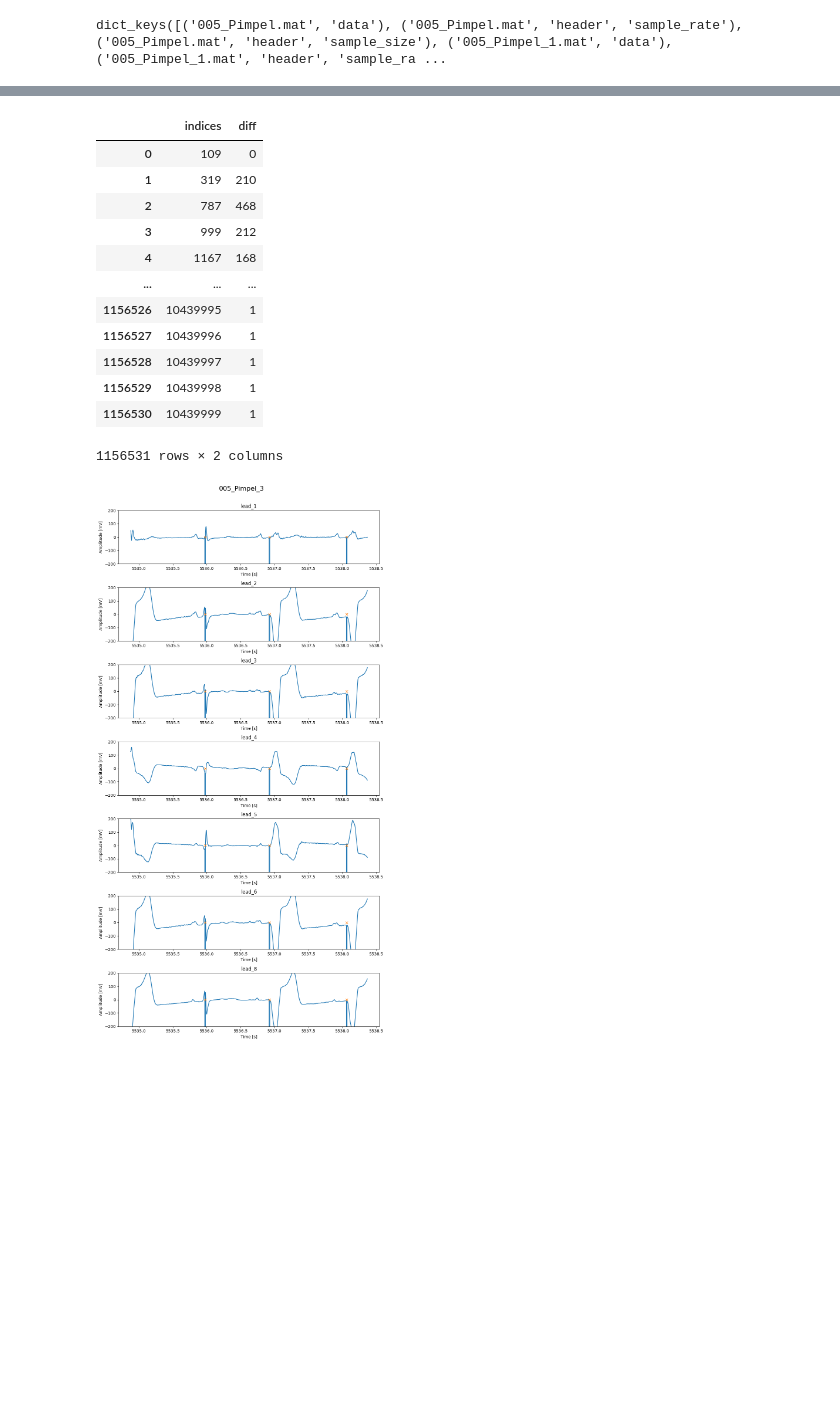
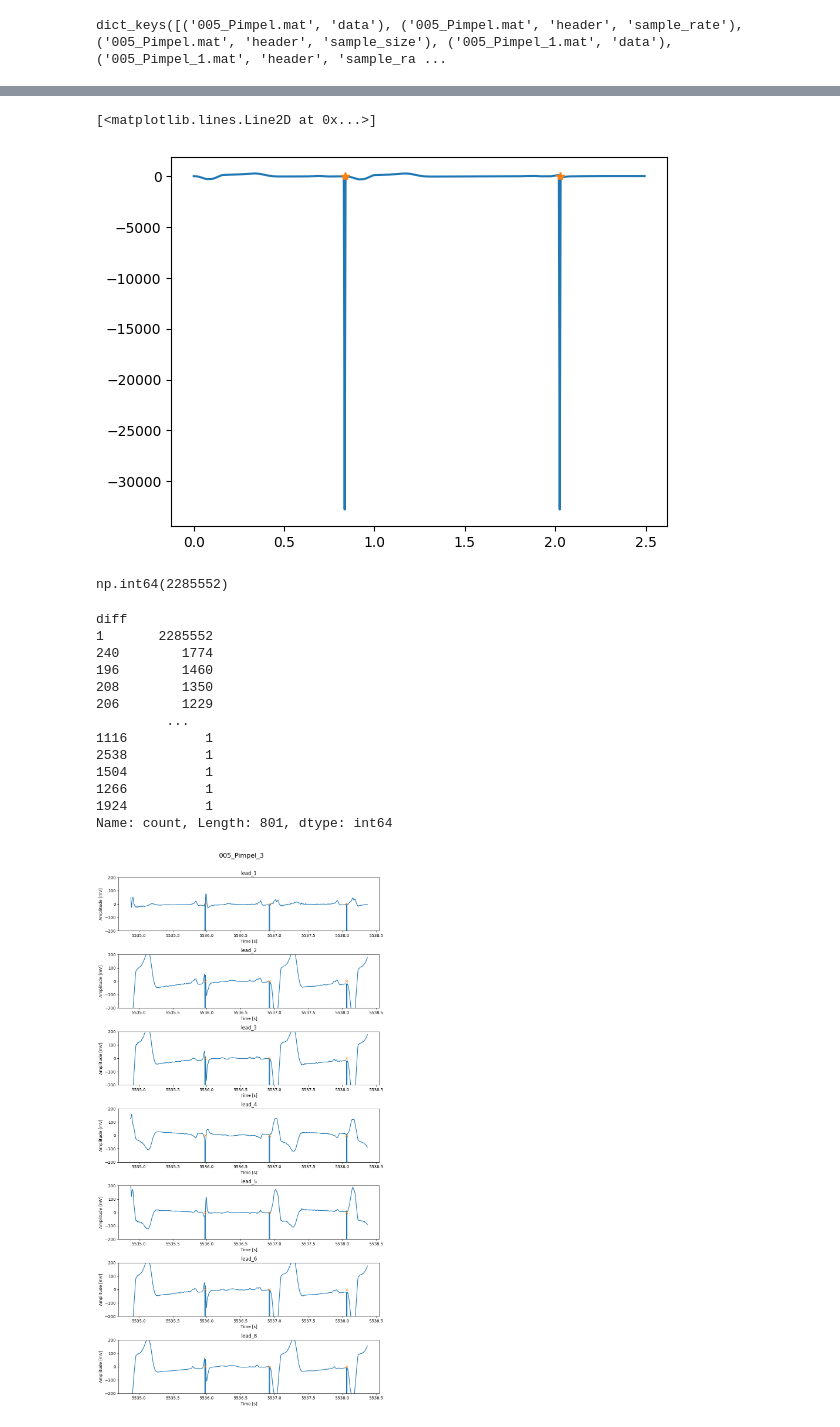
Before and after one commit to Ming842/TM12005-E2, a Jupyter notebook: opdrachtVier.ipynb, the cells around one changed output, grey strips where cells are left out. Cells and saved outputs as stored; diff of their text form; code cells hidden in the pictures; blank space fills up the shorter version.

```diff
--- a/opdrachtVier.ipynb
+++ b/opdrachtVier.ipynb
@@ -19,5 +65,22 @@ for i in range(12):
+# %%
+data_test = data["005_Pimpel.mat","data"]
+data_plot = data_test[1000:1500,1]
+data_mask = mask_pulses[1000:1500,1]
+
+time = np.arange(0,len(data_plot),1) / fs
+
+
+plt.plot(time, data_plot)
+plt.plot(time[data_mask],np.zeros(len(data_plot[data_mask])),"*")
+# %% [output]
+[<matplotlib.lines.Line2D at 0x...>]
+[figure, added]
+# %%
+np.sum(mask[:, 1] == False)
+# %% [output]
+np.int64(2285552)
 # %%
-indices = np.where(leads['lead_1'] < -3000)[0]
+indices = np.where(leads['lead_2'] < -3000)[0]
 
 
 # Create a DataFrame with indices and their differences
@@ -26,23 +89,21 @@ test = pd.DataFrame({
     'diff': np.diff(indices, prepend=indices[0])
 })
 
-test
-
-test
+test['diff'].value_counts()
 # %% [output]
-|  | indices | diff |
-| 0 | 109 | 0 |
-| 1 | 319 | 210 |
-| 2 | 787 | 468 |
-| 3 | 999 | 212 |
-| 4 | 1167 | 168 |
-| ... | ... | ... |
-| 1156526 | 10439995 | 1 |
-| 1156527 | 10439996 | 1 |
-| 1156528 | 10439997 | 1 |
-| 1156529 | 10439998 | 1 |
-| 1156530 | 10439999 | 1 |
-1156531 rows × 2 columns
+diff
+1       2285552
+240        1774
+196        1460
+208        1350
+206        1229
+         ...
+1116          1
+2538          1
+1504          1
+1266          1
+1924          1
+Name: count, Length: 801, dtype: int64
 # %%
 # xlim pimpel = ax[index].set_xlim(1202000, 1204000)
 # pimpel_1 = 8802000:8804000. Lijkt op sensing atrium en activating ventrikels (AV-block). Beter: slice(432047-200,432047+500)
```
Also changed, not shown: parts of 3 cells of this notebook, 1 other file.
